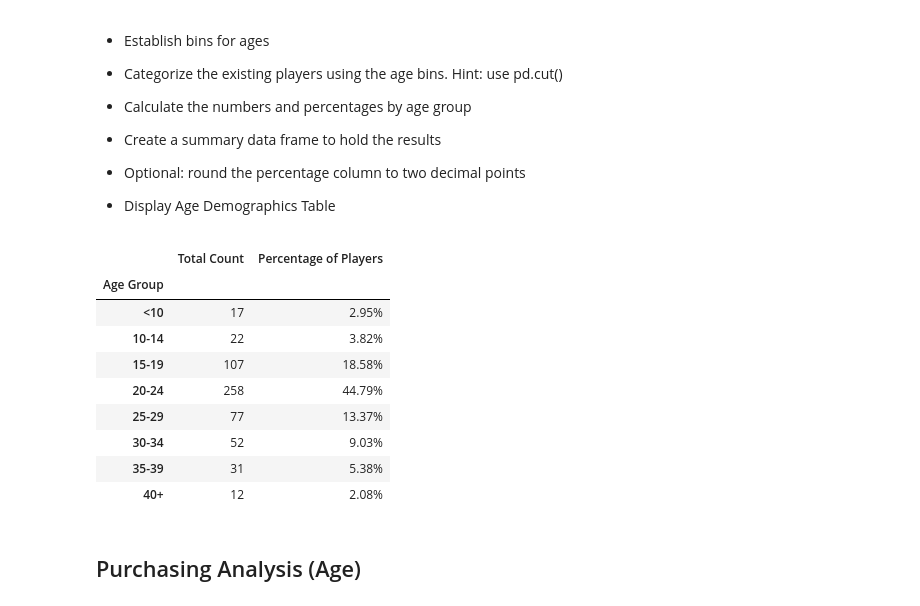
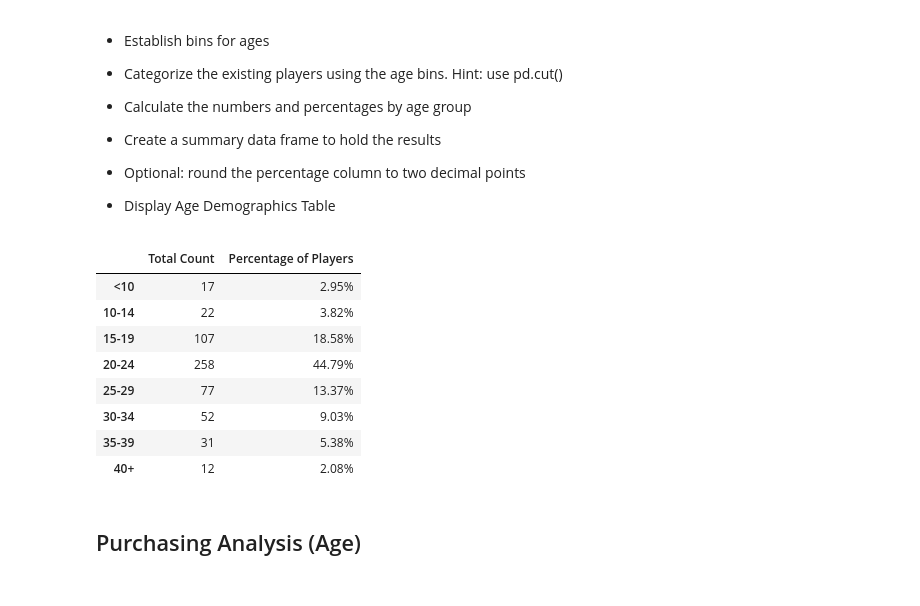
Before and after one commit to luchovzla/pandas-challenge, a Jupyter notebook: HeroesOfPymoli/HeroesOfPymoli_starter.ipynb, the cells around one changed output. Drawn from its saved outputs; the diff is of its cells as text; code cells hidden in the pictures.

```diff
--- a/HeroesOfPymoli/HeroesOfPymoli_starter.ipynb
+++ b/HeroesOfPymoli/HeroesOfPymoli_starter.ipynb
@@ -186,33 +186,37 @@ gender_purchase_summary
 # %%
 # Age Demographics
 
 # Create bins to group data by
 
 max_age = purchase_data.max()["Age"]
 
 bins = [0, 9.9, 14.9, 19.9, 24.9, 29.9, 34.9, 39.9, max_age]
 bin_labels = ["<10", "10-14", "15-19", "20-24", "25-29", "30-34", "35-39", "40+"]
 
 # Create a unique SN dataframe with age
 
 age_demos_df = purchase_data.drop_duplicates("SN").iloc[:, 0:3]
 
 # Cut data and bin in respective age groups
 
 age_demos_df["Age Group"] = pd.cut(age_demos_df["Age"], bins, labels = bin_labels)
 
 # Group data
 
-age_demos_df2 = age_demos_df[["Age Group", "SN"]].rename(columns = {"SN": "Total Count"})
-age_demos_df2 = age_demos_df2.groupby("Age Group").count()
+age_demos_grouped = age_demos_df.groupby("Age Group")
 
 # Create a percentage of players column and format appropriately
 
-age_demos_df2["Percentage of Players"] = (age_demos_df2["Total Count"] / age_demos_df2["Total Count"].sum() * 100).map("{:.2f}%".format)
-age_demos_df2
+age_total_count = age_demos_grouped["Age Group"].count()
+age_percentage = age_total_count / age_total_count.sum() * 100
+
+# Create a dataframe with the new data and format appropriately
+
+age_demos = pd.DataFrame(data = {"Total Count": age_total_count, "Percentage of Players": age_percentage}, index = bin_labels)
+age_demos["Percentage of Players"] = age_demos["Percentage of Players"].map("{:.2f}%".format)
+age_demos
 # %% [output]
 |  | Total Count | Percentage of Players |
-| Age Group |  |  |
 | <10 | 17 | 2.95% |
 | 10-14 | 22 | 3.82% |
 | 15-19 | 107 | 18.58% |
```
Also changed, not shown: parts of 3 cells of this notebook.
